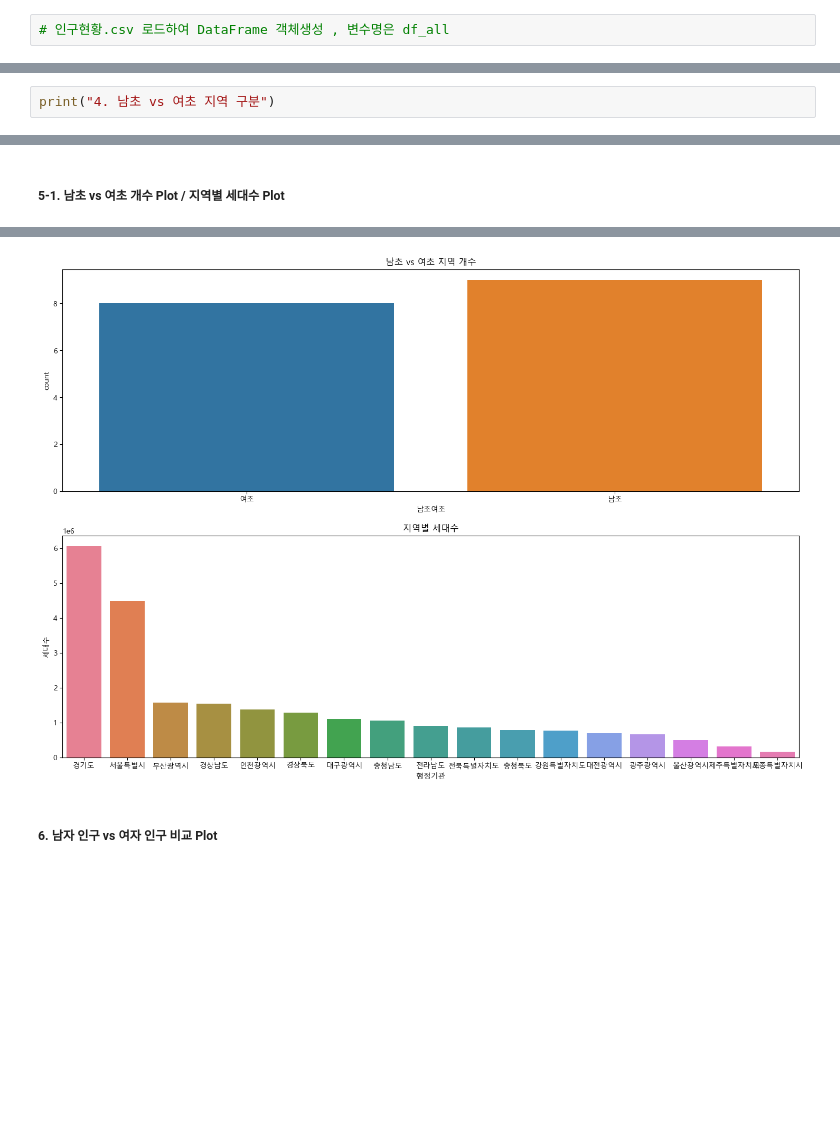
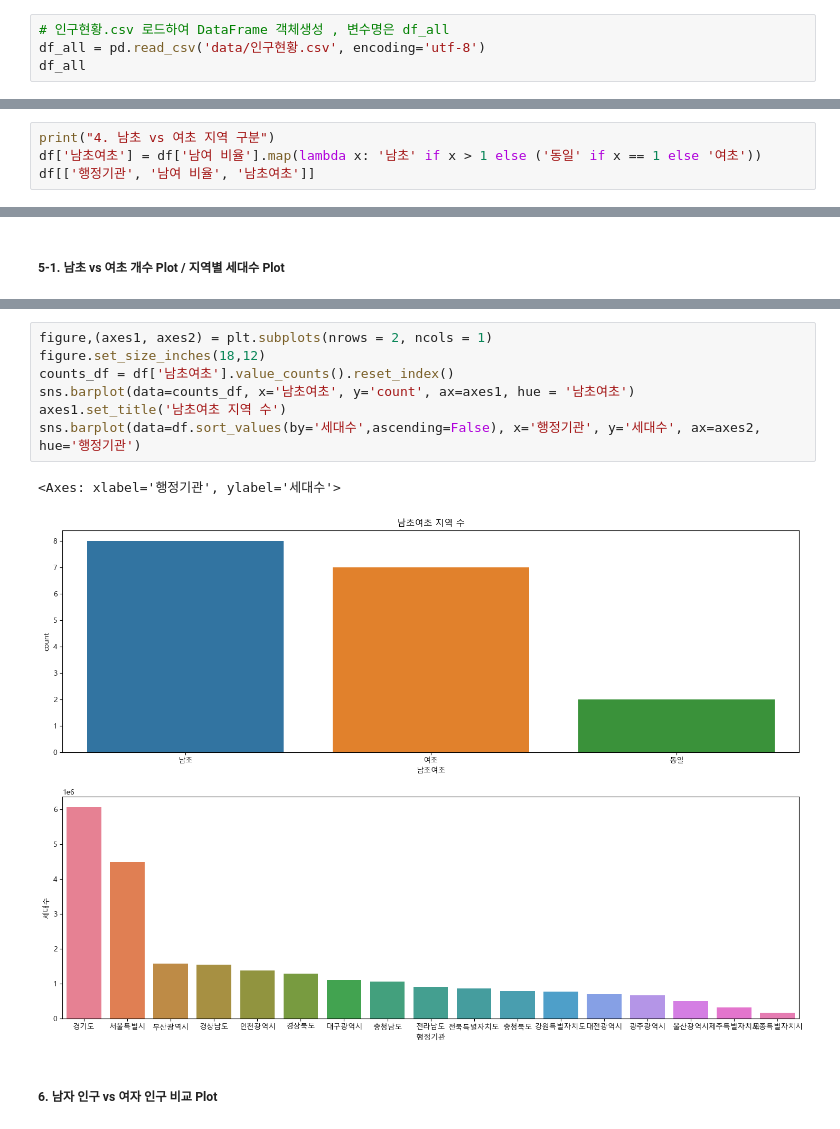
Before and after one commit to 2eeg/Rookies.assignment, a Jupyter notebook: WEB_Scraping/04_인구현황분석.ipynb, the cells around one changed output, grey strips where cells are left out. Drawn from its saved outputs; the diff is of its cells as text; blank space fills up the shorter version.

```diff
--- a/WEB_Scraping/04_인구현황분석.ipynb
+++ b/WEB_Scraping/04_인구현황분석.ipynb
@@ -13,6 +13,8 @@ matplotlib.rc('font', family=font_prop)
 Malgun Gothic
 # %%
 # 인구현황.csv 로드하여 DataFrame 객체생성 , 변수명은 df_all
+df_all = pd.read_csv('data/인구현황.csv', encoding='utf-8')
+df_all
 # %% [output]
 |  | 행정기관코드 | 행정기관 | 총인구수 | 세대수 | 세대당 인구 | 남자 인구수 | 여자 인구수 | 남여 비율 |
 | 0 | 1000000000 | 전국 | 51217221 | 24118928 | 2.12 | 25498324 | 25718897 | 0.99 |
@@ -128,6 +152,8 @@ plt.figure(figsize=(10,5))
 * 남초여초 컬럼을 추가합니다.
 # %%
 print("4. 남초 vs 여초 지역 구분")
+df['남초여초'] = df['남여 비율'].map(lambda x: '남초' if x > 1 else ('동일' if x == 1 else '여초'))
+df[['행정기관', '남여 비율', '남초여초']]
 # %% [output]
 4. 남초 vs 여초 지역 구분
 |  | 행정기관 | 남여 비율 | 남초여초 |
@@ -168,5 +215,12 @@ print("5. 세대당 인구 평균보다 높은 지역")
 # %%
+figure,(axes1, axes2) = plt.subplots(nrows = 2, ncols = 1)
+figure.set_size_inches(18,12)
+counts_df = df['남초여초'].value_counts().reset_index()
+sns.barplot(data=counts_df, x='남초여초', y='count', ax=axes1, hue = '남초여초')
+axes1.set_title('남초여초 지역 수')
+sns.barplot(data=df.sort_values(by='세대수',ascending=False), x='행정기관', y='세대수', ax=axes2, hue='행정기관')
 # %% [output]
+<Axes: xlabel='행정기관', ylabel='세대수'>
-[figure, old version]
+[figure, new version]
 # %% [markdown]
 ##### 6. 남자 인구 vs 여자 인구 비교 Plot
```
Also changed, not shown: parts of 13 cells of this notebook.
